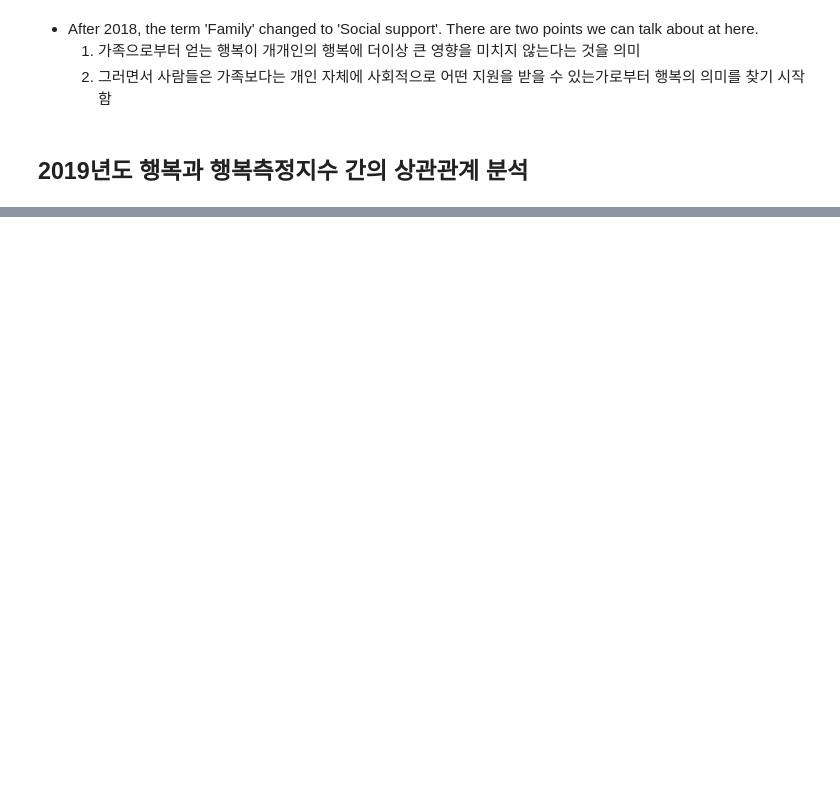
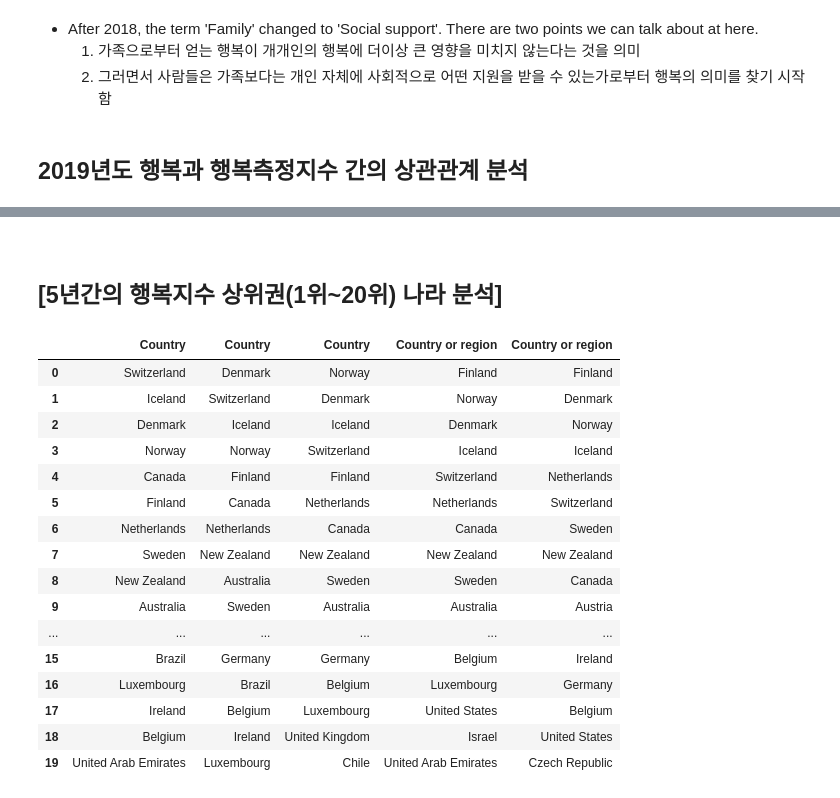
Before and after one commit to alyssa1996/DataAnalysis, a Jupyter notebook: Happiness Analysis.ipynb, the cells around one changed output, grey strips where cells are left out. Saved outputs shown, nothing was run; the diff lists cells and outputs as text; code cells hidden in the pictures; blank space fills up the shorter version.

```diff
--- a/Happiness Analysis.ipynb
+++ b/Happiness Analysis.ipynb
@@ -93,3 +93,35 @@ corr_2019
 | Freedom to make life choices | 0.566742 | 0.379079 | 0.447333 | 0.390395 | 1.000000 | 0.269742 | ... |
 | Generosity | 0.075824 | -0.079662 | -0.048126 | -0.029511 | 0.269742 | 1.000000 | ... |
 | Perceptions of corruption | 0.385613 | 0.298920 | 0.181899 | 0.295283 | 0.438843 | 0.326538 | ... |
+# %% [markdown]
+
+<br>
+
+## [5년간의 행복지수 상위권(1위~20위) 나라 분석]
+# %%
+rank_2015=data_2015[['Country']][:20]
+rank_2016=data_2016[['Country']][:20]
+rank_2017=data_2017[['Country']][:20]
+rank_2018=data_2018[['Country or region']][:20]
+rank_2019=data_2019[['Country or region']][:20]
+# %%
+rank_5yr = pd.concat([rank_2015, rank_2016,rank_2017,rank_2018,rank_2019], axis=1)
+rank_5yr
+# %% [output]
+|  | Country | Country | Country | Country or region | Country or region |
+| 0 | Switzerland | Denmark | Norway | Finland | Finland |
+| 1 | Iceland | Switzerland | Denmark | Norway | Denmark |
+| 2 | Denmark | Iceland | Iceland | Denmark | Norway |
+| 3 | Norway | Norway | Switzerland | Iceland | Iceland |
+| 4 | Canada | Finland | Finland | Switzerland | Netherlands |
+| 5 | Finland | Canada | Netherlands | Netherlands | Switzerland |
+| 6 | Netherlands | Netherlands | Canada | Canada | Sweden |
+| 7 | Sweden | New Zealand | New Zealand | New Zealand | New Zealand |
+| 8 | New Zealand | Australia | Sweden | Sweden | Canada |
+| 9 | Australia | Sweden | Australia | Australia | Austria |
+| ... | ... | ... | ... | ... | ... |
+| 15 | Brazil | Germany | Germany | Belgium | Ireland |
+| 16 | Luxembourg | Brazil | Belgium | Luxembourg | Germany |
+| 17 | Ireland | Belgium | Luxembourg | United States | Belgium |
+| 18 | Belgium | Ireland | United Kingdom | Israel | United States |
+| 19 | United Arab Emirates | Luxembourg | Chile | United Arab Emirates | Czech Republic |
```
Also changed, not shown: parts of 4 cells of this notebook.
